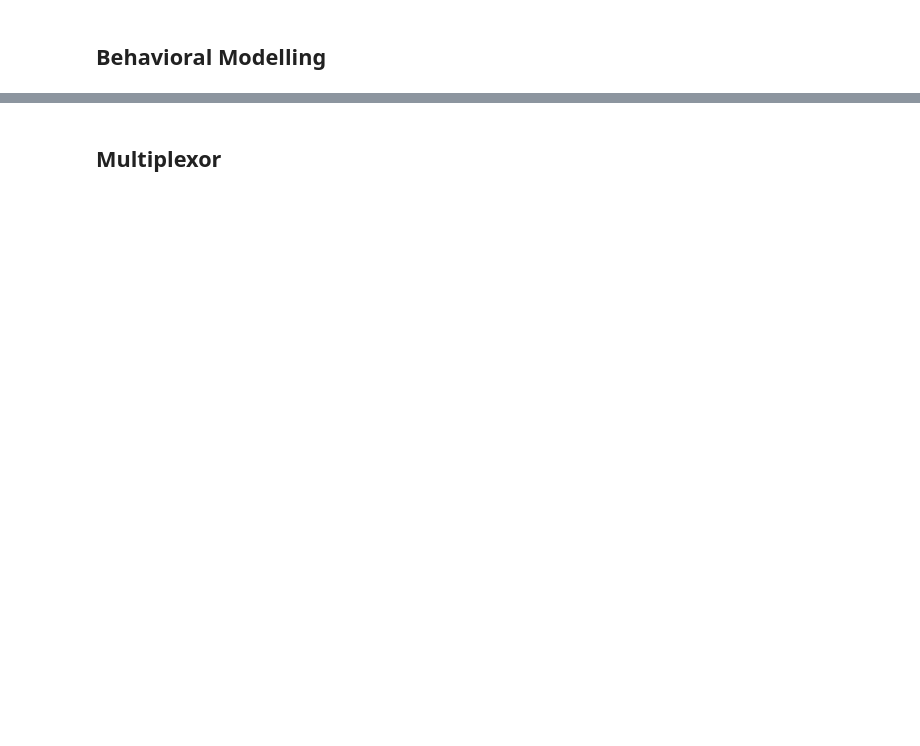
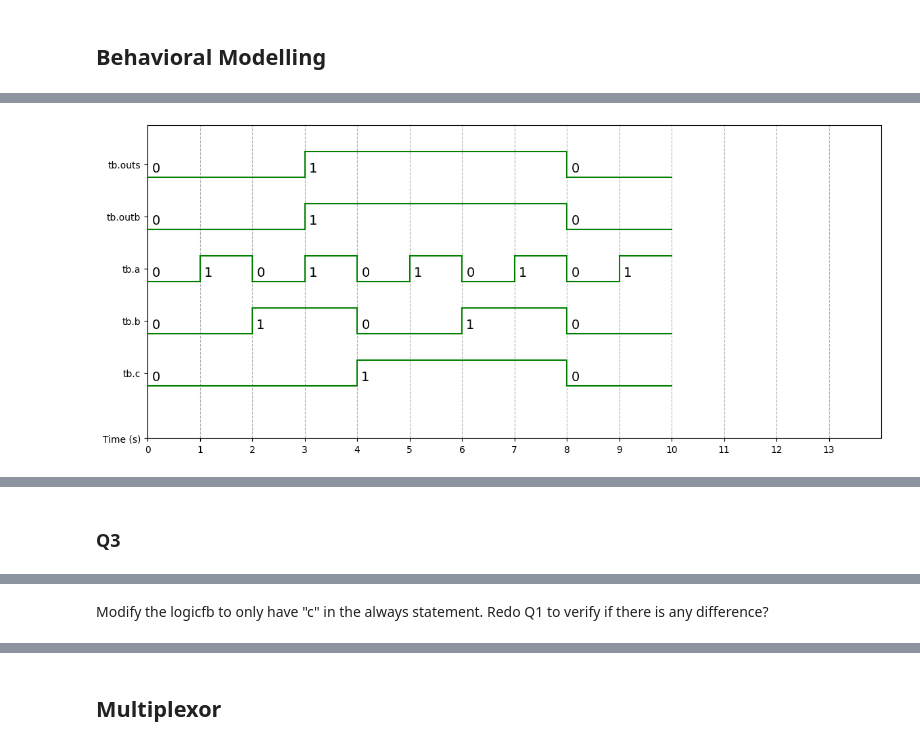
Before and after one commit to AnthonySunYi/Verilog_DSL, a Jupyter notebook: VerilogGit.ipynb, the cells around one changed output, grey strips where cells are left out. Cells and saved outputs as stored; diff of their text form; code cells hidden in the pictures; blank space fills up the shorter version.

```diff
--- a/VerilogGit.ipynb
+++ b/VerilogGit.ipynb
@@ -540,6 +802,18 @@ DFF (D Flip-Flop) can be built up using two D-latch in series connection as the
+# %%
+%%waveform tb.vcd
+sign_list = ['tb.outs','tb.outb','tb.a','tb.b','tb.c']
+time_begin = 0
+time_end = 13
+base = 'bin' # bin, dec, dec2, hex, octal
+# %% [output]
+[figure, added]
 # %% [markdown]
 ![](https://github.com/pe8sutd/DSL2025/blob/main/VerilogColab1/Slide87.PNG?raw=1)
 # %% [markdown]
 ![](https://github.com/pe8sutd/DSL2025/blob/main/VerilogColab1/Slide88.PNG?raw=1)
+# %% [markdown]
+### Q3
 # %% [markdown]
 ![](https://github.com/pe8sutd/DSL2025/blob/main/VerilogColab1/Slide89.PNG?raw=1)
+# %% [markdown]
+Modify the logicfb to only have "c" in the always statement. Redo Q1 to verify if there is any difference?
```
Also changed, not shown: parts of 87 cells of this notebook.
